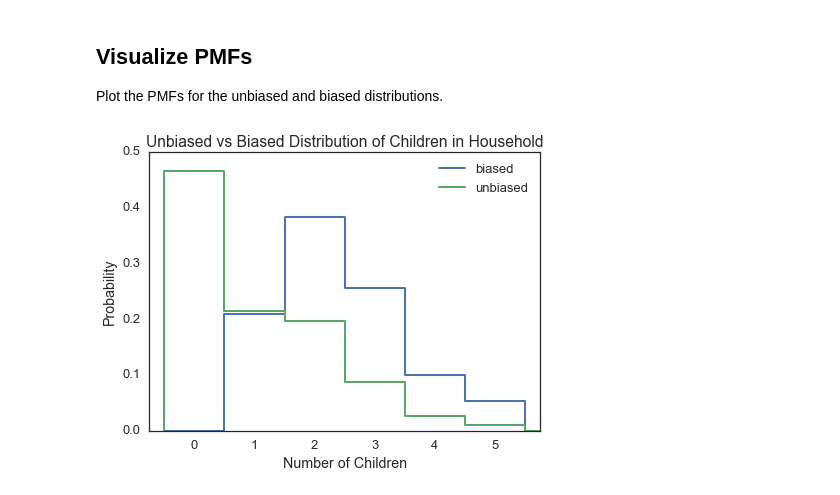
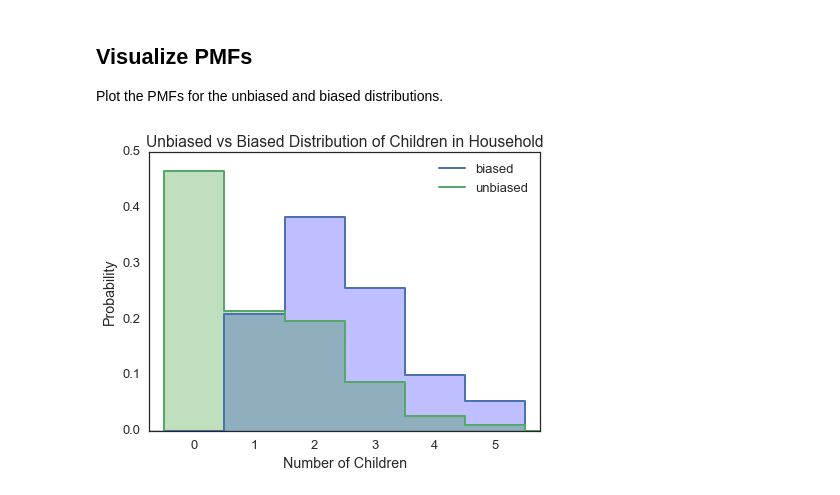
Before and after one commit to anhlbt/dsp, a Jupyter notebook: statistics/3-1-actual_biased.ipynb, the cells around one changed output. Cells and saved outputs as stored; diff of their text form; code cells hidden in the pictures.

```diff
--- a/statistics/3-1-actual_biased.ipynb
+++ b/statistics/3-1-actual_biased.ipynb
@@ -95,22 +120,34 @@ household_kids = ( pd.concat([household_kids, pad_values])
 # %%
 # Make the plot
 sns.set_context('talk')
 sns.set_style('white')
+
+fig = plt.figure()
+fig.set_size_inches(7, 5)
+
+ax = plt.axes()
 
 ax = ( household_kids[['biased','unbiased']]
          .plot(kind='line',
                drawstyle='steps',
                lw=2.0,
                xlim=(klim[0]-0.25, klim[1]+1.25),
-               figsize=(7,5))
+               figsize=(7,5),
+               ax=ax)
       )
+
+ax.fill_between(household_kids.num_kids, household_kids.biased,
+                interpolate=False, step='post', color='blue', alpha=0.25, zorder=-1)
+
+ax.fill_between(household_kids.num_kids, household_kids.unbiased,
+                interpolate=False, step='post', color='green', alpha=0.25, zorder=-1)
 
 ax.set_xlabel('Number of Children')
 ax.set_ylabel('Probability')
 ax.set_title('Unbiased vs Biased Distribution of Children in Household')
 
 xticks = ax.get_xticks()[1:-2].astype(np.int)
 _ = ax.set_xticks(xticks+0.5)
 _ = ax.set_xticklabels(xticks)
 # %% [output]
-[figure, old version]
+[figure, new version]
```
Also changed, not shown: parts of 7 cells of this notebook, 11 other files.
